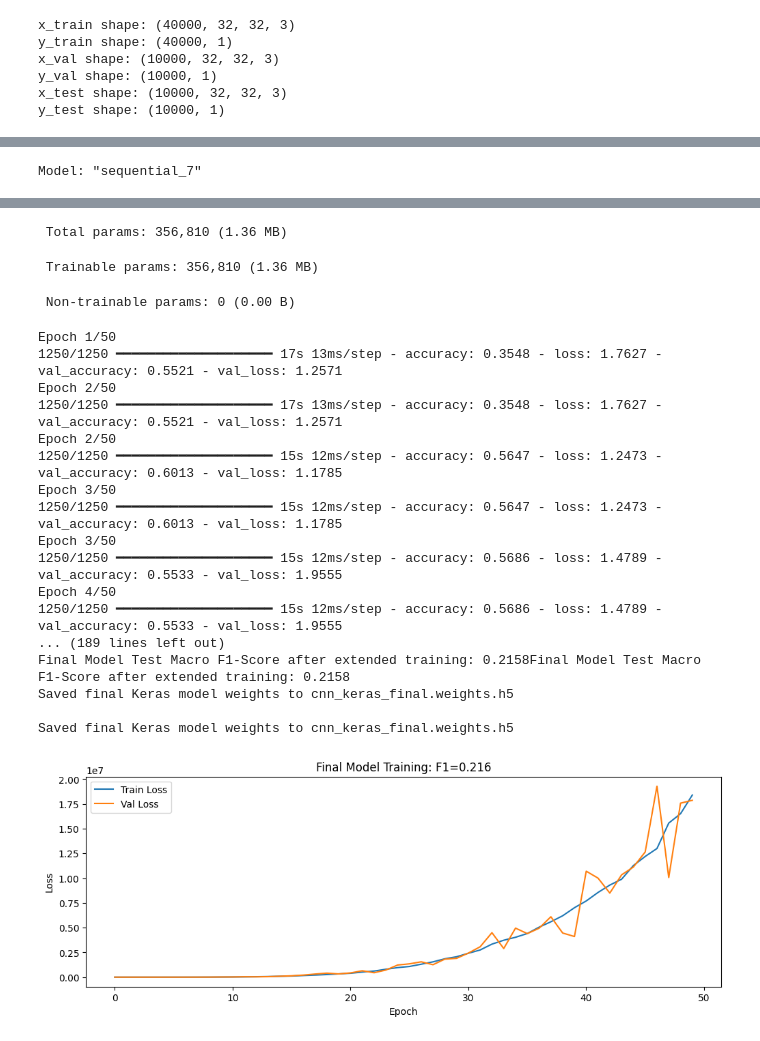
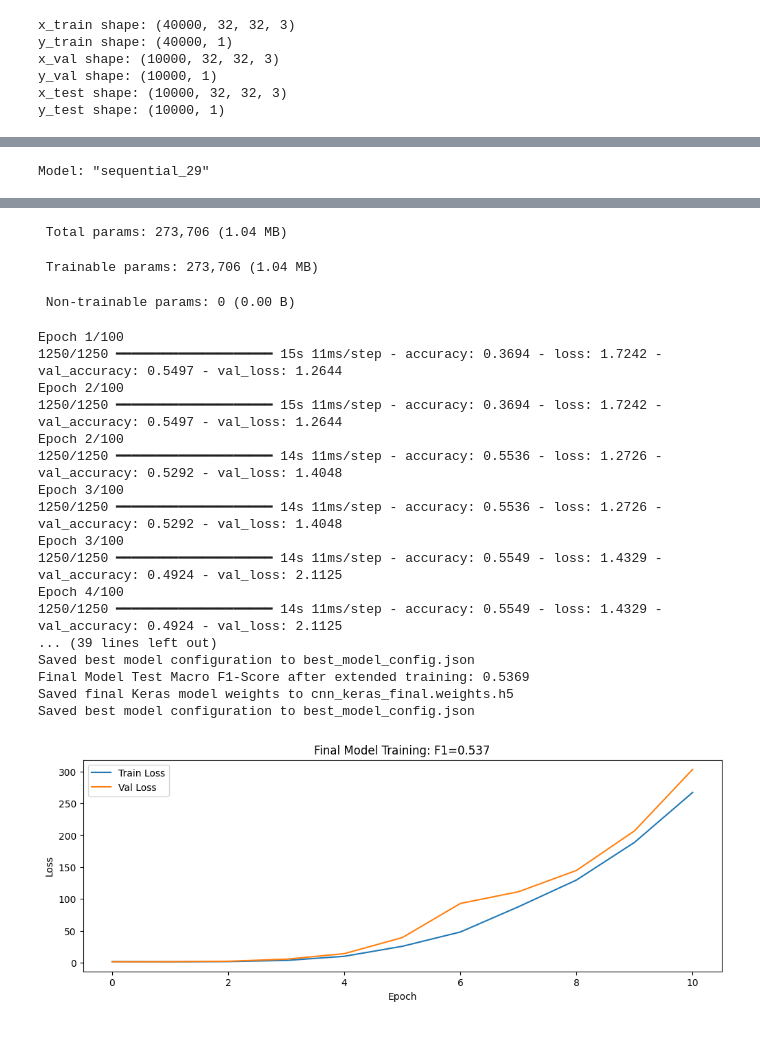
Before and after one commit to satriadhikara/tubes2_if3270_ml, a Jupyter notebook: src/cnn/cnn_keras_training.ipynb, the cells around one changed output, grey strips where cells are left out. Drawn from its saved outputs; the diff is of its cells as text; code cells hidden in the pictures.

```diff
--- a/src/cnn/cnn_keras_training.ipynb
+++ b/src/cnn/cnn_keras_training.ipynb
@@ -295,7 +306,7 @@ config = hyperparameter_configs[3]
 print(f"\n--- Training Model with Configuration 4: {config} ---")
 model = build_cnn_model(**config, input_shape=input_shape, num_classes=num_classes)
 model.summary()
-history = model.fit(x_train, y_train, epochs=10, validation_data=(x_val, y_val), verbose=1)
+history = model.fit(x_train, y_train, epochs=20, validation_data=(x_val, y_val), callbacks=[early_stopping], verbose=1)
 y_pred_proba = model.predict(x_test)
 y_pred = np.argmax(y_pred_proba, axis=1)
 macro_f1 = f1_score(y_test, y_pred, average='macro')
@@ -362,7 +373,7 @@ config = hyperparameter_configs[4]
 print(f"\n--- Training Model with Configuration 5: {config} ---")
 model = build_cnn_model(**config, input_shape=input_shape, num_classes=num_classes)
 model.summary()
-history = model.fit(x_train, y_train, epochs=10, validation_data=(x_val, y_val), verbose=1)
+history = model.fit(x_train, y_train, epochs=20, validation_data=(x_val, y_val), callbacks=[early_stopping], verbose=1)
 y_pred_proba = model.predict(x_test)
 y_pred = np.argmax(y_pred_proba, axis=1)
 macro_f1 = f1_score(y_test, y_pred, average='macro')
@@ -429,7 +440,7 @@ config = hyperparameter_configs[5]
 print(f"\n--- Training Model with Configuration 6: {config} ---")
 model = build_cnn_model(**config, input_shape=input_shape, num_classes=num_classes)
 model.summary()
-history = model.fit(x_train, y_train, epochs=10, validation_data=(x_val, y_val), verbose=1)
+history = model.fit(x_train, y_train, epochs=20, validation_data=(x_val, y_val), callbacks=[early_stopping], verbose=1)
 y_pred_proba = model.predict(x_test)
 y_pred = np.argmax(y_pred_proba, axis=1)
 macro_f1 = f1_score(y_test, y_pred, average='macro')
@@ -496,7 +507,7 @@ config = hyperparameter_configs[6]
 print(f"\n--- Training Model with Configuration 7: {config} ---")
 model = build_cnn_model(**config, input_shape=input_shape, num_classes=num_classes)
 model.summary()
-history = model.fit(x_train, y_train, epochs=10, validation_data=(x_val, y_val), verbose=1)
+history = model.fit(x_train, y_train, epochs=20, validation_data=(x_val, y_val), callbacks=[early_stopping], verbose=1)
 y_pred_proba = model.predict(x_test)
 y_pred = np.argmax(y_pred_proba, axis=1)
 macro_f1 = f1_score(y_test, y_pred, average='macro')
@@ -565,19 +844,42 @@ print(f"\n--- Best Model Configuration ---")
 print(best_model_config)
 print(f"Best Test Macro F1-Score: {best_f1_score:.4f}")
 
-if best_keras_model:
+if best_keras_model and best_model_config:
     best_keras_model.save_weights('cnn_keras.weights.h5')
     print("Saved best Keras model weights to cnn_keras.weights.h5")
-    print("\nRe-training the best model for more epochs (e.g., 50)...")
+    print("\nRe-training the best model for more epochs (up to 100)...")
+
+    # Create a new early stopping callback for final training with more patience
+    final_early_stopping = callbacks.EarlyStopping(
+        monitor='val_loss',
+        patience=10,  # More patience for final training
+        restore_best_weights=True,
+        verbose=1
+    )
+
     final_model = build_cnn_model(**best_model_config, input_shape=input_shape, num_classes=num_classes)
     final_model.summary()
-    final_history = final_model.fit(x_train, y_train, epochs=50, validation_data=(x_val, y_val), verbose=1)
+    final_history = final_model.fit(x_train, y_train, epochs=100, validation_data=(x_val, y_val), callbacks=[final_early_stopping], verbose=1)
     final_y_pred_proba = final_model.predict(x_test)
     final_y_pred = np.argmax(final_y_pred_proba, axis=1)
     final_macro_f1 = f1_score(y_test, final_y_pred, average='macro')
     print(f"Final Model Test Macro F1-Score after extended training: {final_macro_f1:.4f}")
     final_model.save_weights('cnn_keras_final.weights.h5')
     print("Saved final Keras model weights to cnn_keras_final.weights.h5")
+
+    # Save the best model configuration to a file for testing script
+    import json
+    config_dict = {
+        'num_conv_layers': best_model_config['num_conv_layers'],
+        'filters_per_layer': best_model_config['filters_per_layer'],
+        'filter_size': best_model_config['filter_size'],
+        'pooling_type': best_model_config['pooling_type'],
+        'final_f1_score': final_macro_f1
+    }
+    with open('best_model_config.json', 'w') as f:
+        json.dump(config_dict, f, indent=2)
+    print("Saved best model configuration to best_model_config.json")
+
     plt.figure(figsize=(12, 4))
     plt.plot(final_history.history['loss'], label='Train Loss')
     plt.plot(final_history.history['val_loss'], label='Val Loss')
@@ -601,4 +900,4 @@ Re-training the best model for more epochs (e.g., 50)...
-Model: "sequential_7"
+Model: "sequential_29"
 ┏━━━━━━━━━━━━━━━━━━━━━━━━━━━━━━━━━┳━━━━━━━━━━━━━━━━━━━━━━━━┳━━━━━━━━━━━━━━━┓
 ┃ Layer (type)                    ┃ Output Shape           ┃       Param # ┃
 ┡━━━━━━━━━━━━━━━━━━━━━━━━━━━━━━━━━╇━━━━━━━━━━━━━━━━━━━━━━━━╇━━━━━━━━━━━━━━━┩
@@ -618,22 +917,22 @@ Model: "sequential_7"
 └─────────────────────────────────┴────────────────────────┴───────────────┘
- Total params: 356,810 (1.36 MB)
+ Total params: 273,706 (1.04 MB)
- Trainable params: 356,810 (1.36 MB)
+ Trainable params: 273,706 (1.04 MB)
  Non-trainable params: 0 (0.00 B)
-Epoch 1/50
-1250/1250 ━━━━━━━━━━━━━━━━━━━━ 17s 13ms/step - accuracy: 0.3548 - loss: 1.7627 - val_accuracy: 0.5521 - val_loss: 1.2571
-Epoch 2/50
-1250/1250 ━━━━━━━━━━━━━━━━━━━━ 17s 13ms/step - accuracy: 0.3548 - loss: 1.7627 - val_accuracy: 0.5521 - val_loss: 1.2571
-Epoch 2/50
-1250/1250 ━━━━━━━━━━━━━━━━━━━━ 15s 12ms/step - accuracy: 0.5647 - loss: 1.2473 - val_accuracy: 0.6013 - val_loss: 1.1785
-Epoch 3/50
-1250/1250 ━━━━━━━━━━━━━━━━━━━━ 15s 12ms/step - accuracy: 0.5647 - loss: 1.2473 - val_accuracy: 0.6013 - val_loss: 1.1785
-Epoch 3/50
-1250/1250 ━━━━━━━━━━━━━━━━━━━━ 15s 12ms/step - accuracy: 0.5686 - loss: 1.4789 - val_accuracy: 0.5533 - val_loss: 1.9555
-Epoch 4/50
-1250/1250 ━━━━━━━━━━━━━━━━━━━━ 15s 12ms/step - accuracy: 0.5686 - loss: 1.4789 - val_accuracy: 0.5533 - val_loss: 1.9555
-... (189 lines left out)
-Final Model Test Macro F1-Score after extended training: 0.2158Final Model Test Macro F1-Score after extended training: 0.2158
+Epoch 1/100
+1250/1250 ━━━━━━━━━━━━━━━━━━━━ 15s 11ms/step - accuracy: 0.3694 - loss: 1.7242 - val_accuracy: 0.5497 - val_loss: 1.2644
+Epoch 2/100
+1250/1250 ━━━━━━━━━━━━━━━━━━━━ 15s 11ms/step - accuracy: 0.3694 - loss: 1.7242 - val_accuracy: 0.5497 - val_loss: 1.2644
+Epoch 2/100
+1250/1250 ━━━━━━━━━━━━━━━━━━━━ 14s 11ms/step - accuracy: 0.5536 - loss: 1.2726 - val_accuracy: 0.5292 - val_loss: 1.4048
+Epoch 3/100
+1250/1250 ━━━━━━━━━━━━━━━━━━━━ 14s 11ms/step - accuracy: 0.5536 - loss: 1.2726 - val_accuracy: 0.5292 - val_loss: 1.4048
+Epoch 3/100
+1250/1250 ━━━━━━━━━━━━━━━━━━━━ 14s 11ms/step - accuracy: 0.5549 - loss: 1.4329 - val_accuracy: 0.4924 - val_loss: 2.1125
+Epoch 4/100
+1250/1250 ━━━━━━━━━━━━━━━━━━━━ 14s 11ms/step - accuracy: 0.5549 - loss: 1.4329 - val_accuracy: 0.4924 - val_loss: 2.1125
+... (39 lines left out)
+Saved best model configuration to best_model_config.json
+Final Model Test Macro F1-Score after extended training: 0.5369
 Saved final Keras model weights to cnn_keras_final.weights.h5
-
-Saved final Keras model weights to cnn_keras_final.weights.h5
+Saved best model configuration to best_model_config.json
-[figure, old version]
+[figure, new version]
```
Also changed, not shown: parts of 14 cells of this notebook, 2 other files.
